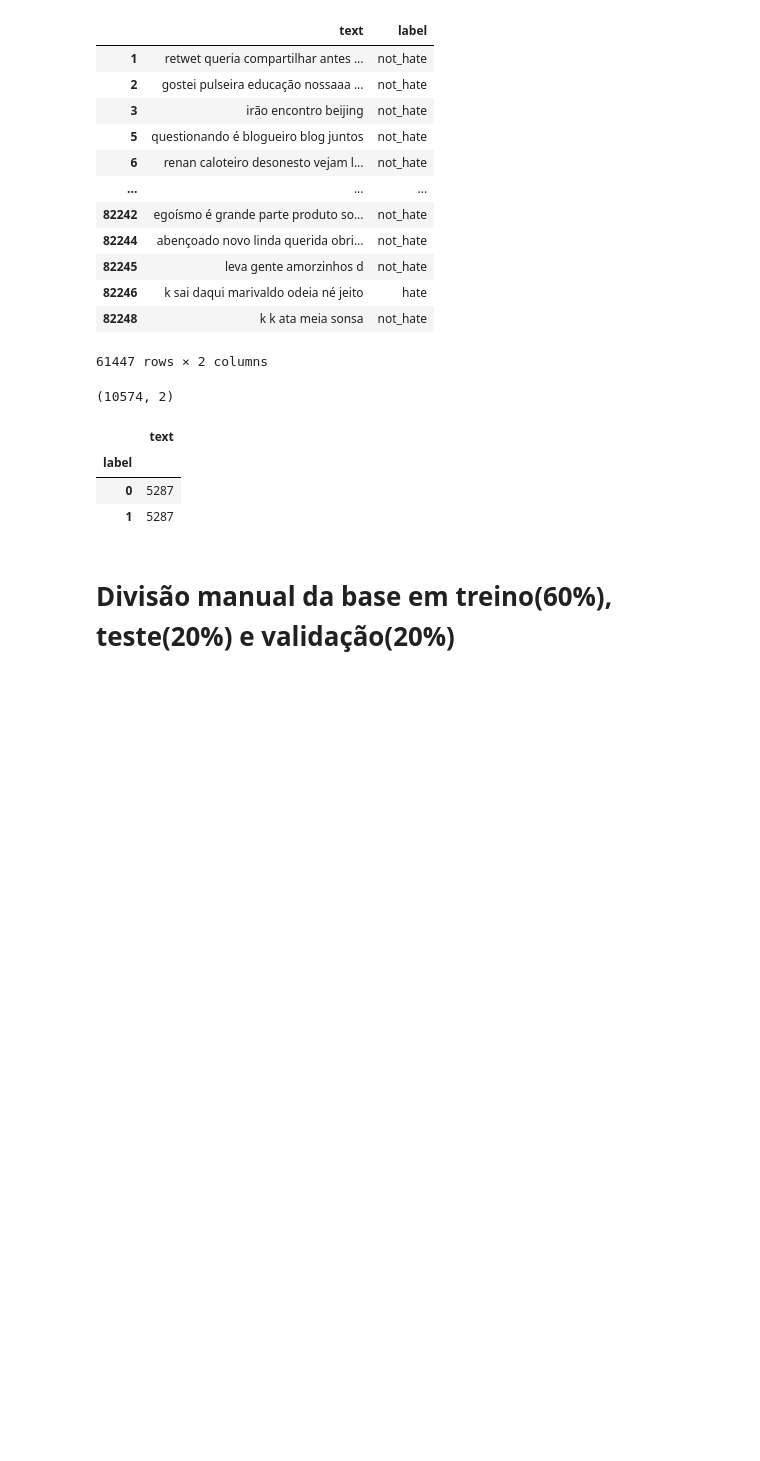
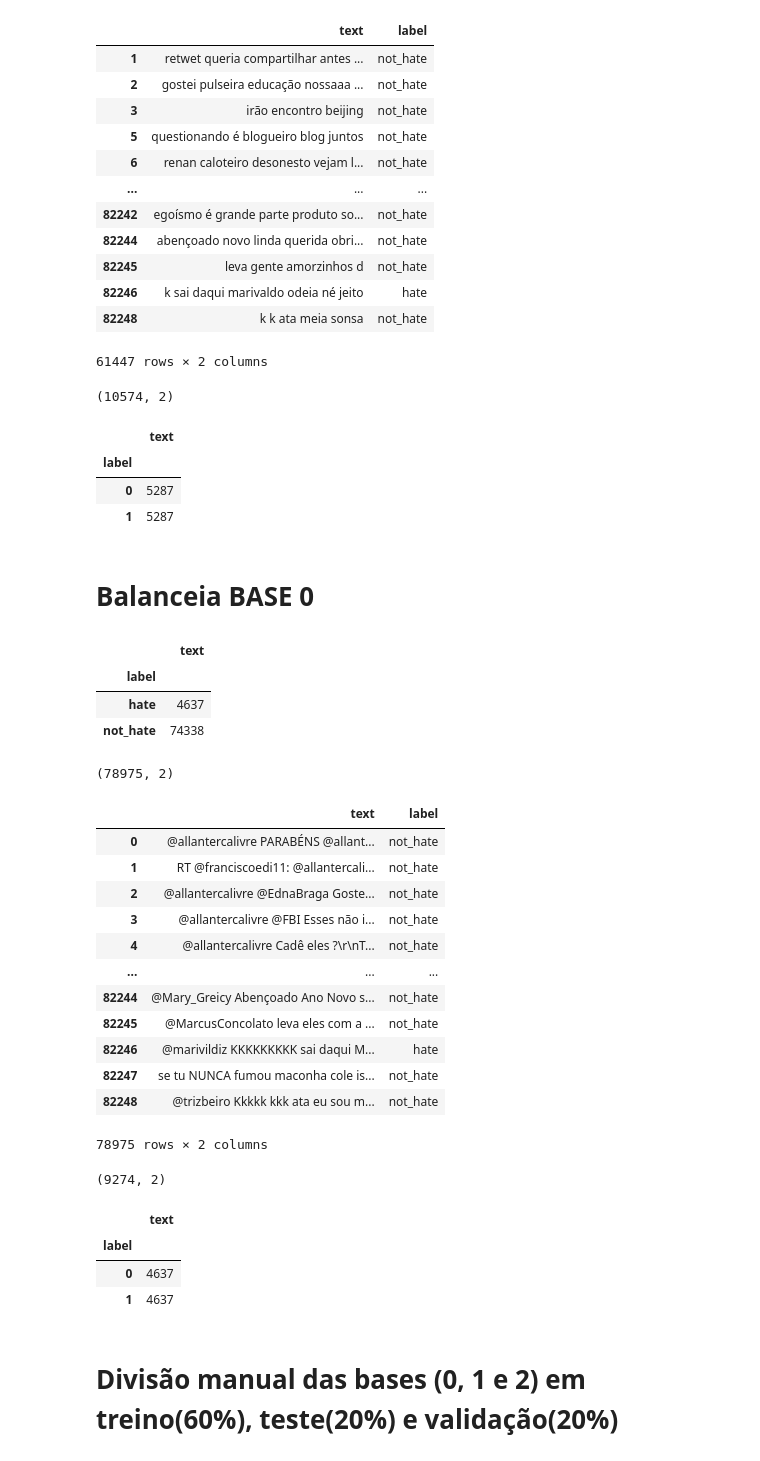
Before and after one commit to LuanPCunha/TCC, a Jupyter notebook: RotinaDeClassificacaoDaBaseDeDados.ipynb, the cells around one changed output. Drawn from its saved outputs; the diff is of its cells as text; code cells hidden in the pictures; blank space fills up the shorter version.

```diff
--- a/RotinaDeClassificacaoDaBaseDeDados.ipynb
+++ b/RotinaDeClassificacaoDaBaseDeDados.ipynb
@@ -398,3 +475,43 @@ dataBC2.groupby('label').count()
 # %%
 # Salva a base2 classificada e balanceada
 dataBC2.to_csv("/content/drive/MyDrive/TCC/dados/processadas/balanceadas/Base2_classificada_balanceada.csv")
+# %% [markdown]
+# Balanceia BASE 0
+# %%
+# Agrupa dados por label
+base0.groupby('label').count()
+# %% [output]
+|  | text |
+| label |  |
+| hate | 4637 |
+| not_hate | 74338 |
+# %%
+df_filtrado0 = base0[base0.label.isin(categorias_desejadas)]
+df_filtrado0.shape
+# %% [output]
+(78975, 2)
+# %%
+df_filtrado0
+# %% [output]
+|  | text | label |
+| 0 | @allantercalivre PARABÉNS @allant... | not_hate |
+| 1 | RT @franciscoedi11: @allantercali... | not_hate |
+| 2 | @allantercalivre @EdnaBraga Goste... | not_hate |
+| 3 | @allantercalivre @FBI Esses não i... | not_hate |
+| 4 | @allantercalivre Cadê eles ?\r\nT... | not_hate |
+| ... | ... | ... |
+| 82244 | @Mary_Greicy Abençoado Ano Novo s... | not_hate |
+| 82245 | @MarcusConcolato leva eles com a ... | not_hate |
+| 82246 | @marivildiz KKKKKKKKK sai daqui M... | hate |
+| 82247 | se tu NUNCA fumou maconha cole is... | not_hate |
+| 82248 | @trizbeiro Kkkkk kkk ata eu sou m... | not_hate |
+78975 rows × 2 columns
+# %%
+# Aplica função de balancear os dados
+dataBC0 = balanceia_dados(df_filtrado0)
+
+# DATA BALANCEADO
+dataBC0.reset_index(drop=True, inplace=True) # reseta index
+dataBC0.shape
+# %% [output]
+(9274, 2)
@@ -400,0 +521,7 @@ dataBC2.to_csv("/content/drive/MyDrive/TCC/dados/processadas/balanceadas/Base2_c
+# %%
+dataBC0.groupby('label').count()
+# %% [output]
+|  | text |
+| label |  |
+| 0 | 4637 |
+| 1 | 4637 |
@@ -401,4 +531,4 @@ dataBC2.to_csv("/content/drive/MyDrive/TCC/dados/processadas/balanceadas/Base2_c
 # %% [markdown]
-# Divisão manual da base em treino(60%), teste(20%) e validação(20%)
+# Divisão manual das bases (0, 1 e 2) em treino(60%), teste(20%) e validação(20%)
 # %%
 # Base0 NÃO Processada
```
Also changed, not shown: parts of 29 cells of this notebook.
